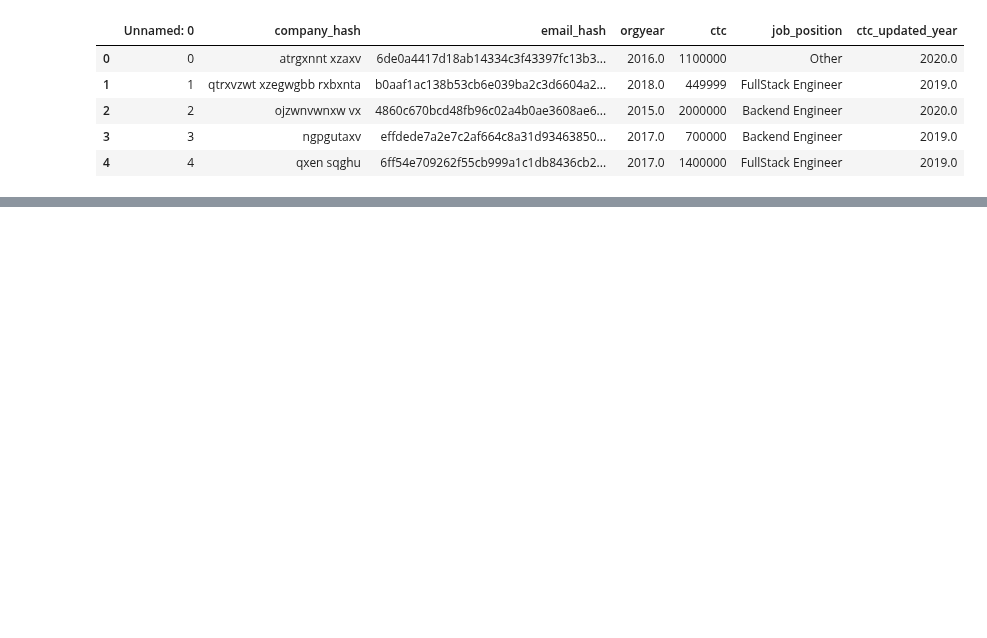
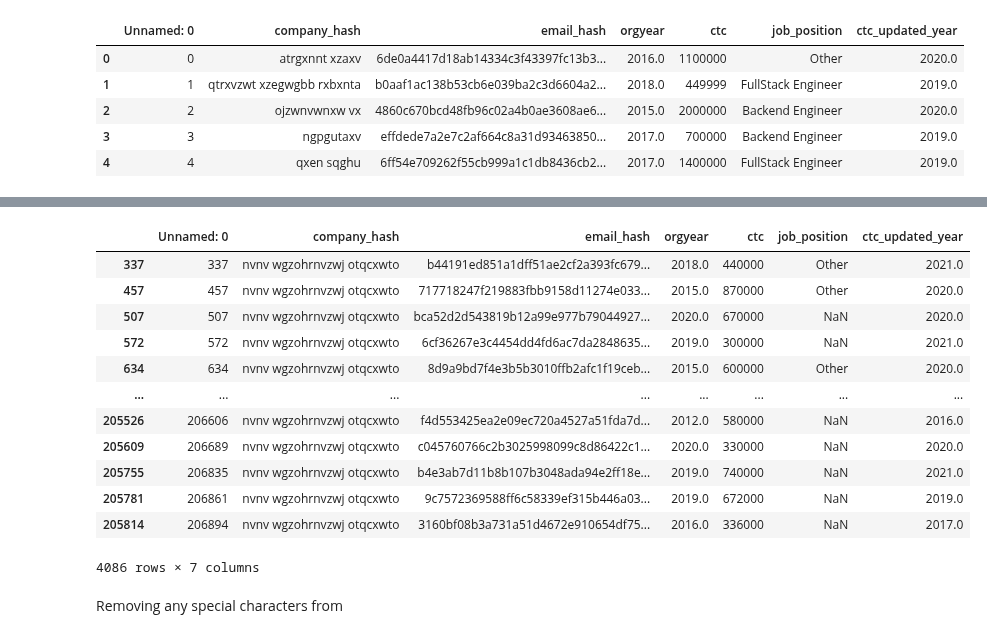
Before and after one commit to anidec25/Linear-Regression, a Jupyter notebook: clustering/scalar.ipynb, the cells around one changed output, grey strips where cells are left out. Saved outputs shown, nothing was run; the diff lists cells and outputs as text; code cells hidden in the pictures; blank space fills up the shorter version.

```diff
--- a/clustering/scalar.ipynb
+++ b/clustering/scalar.ipynb
@@ -318,0 +207,16 @@ y = 2
+# %%
+df[(df['company_hash'] == 'nvnv wgzohrnvzwj otqcxwto') & df['job_position'].isin(['Other',np.NaN])]
+# %% [output]
+|  | Unnamed: 0 | company_hash | email_hash | orgyear | ctc | job_position | ctc_updated_year |
+| 337 | 337 | nvnv wgzohrnvzwj otqcxwto | b44191ed851a1dff51ae2cf2a393fc679... | 2018.0 | 440000 | Other | 2021.0 |
+| 457 | 457 | nvnv wgzohrnvzwj otqcxwto | 717718247f219883fbb9158d11274e033... | 2015.0 | 870000 | Other | 2020.0 |
+| 507 | 507 | nvnv wgzohrnvzwj otqcxwto | bca52d2d543819b12a99e977b79044927... | 2020.0 | 670000 | NaN | 2020.0 |
+| 572 | 572 | nvnv wgzohrnvzwj otqcxwto | 6cf36267e3c4454dd4fd6ac7da2848635... | 2019.0 | 300000 | NaN | 2021.0 |
+| 634 | 634 | nvnv wgzohrnvzwj otqcxwto | 8d9a9bd7f4e3b5b3010ffb2afc1f19ceb... | 2015.0 | 600000 | Other | 2020.0 |
+| ... | ... | ... | ... | ... | ... | ... | ... |
+| 205526 | 206606 | nvnv wgzohrnvzwj otqcxwto | f4d553425ea2e09ec720a4527a51fda7d... | 2012.0 | 580000 | NaN | 2016.0 |
+| 205609 | 206689 | nvnv wgzohrnvzwj otqcxwto | c045760766c2b3025998099c8d86422c1... | 2020.0 | 330000 | NaN | 2020.0 |
+| 205755 | 206835 | nvnv wgzohrnvzwj otqcxwto | b4e3ab7d11b8b107b3048ada94e2ff18e... | 2019.0 | 740000 | NaN | 2021.0 |
+| 205781 | 206861 | nvnv wgzohrnvzwj otqcxwto | 9c7572369588ff6c58339ef315b446a03... | 2019.0 | 672000 | NaN | 2019.0 |
+| 205814 | 206894 | nvnv wgzohrnvzwj otqcxwto | 3160bf08b3a731a51d4672e910654df75... | 2016.0 | 336000 | NaN | 2017.0 |
+4086 rows × 7 columns
@@ -318,0 +227,2 @@ y = 2
+# %% [markdown]
+Removing any special characters from
```
Also changed, not shown: parts of 79 cells of this notebook.
